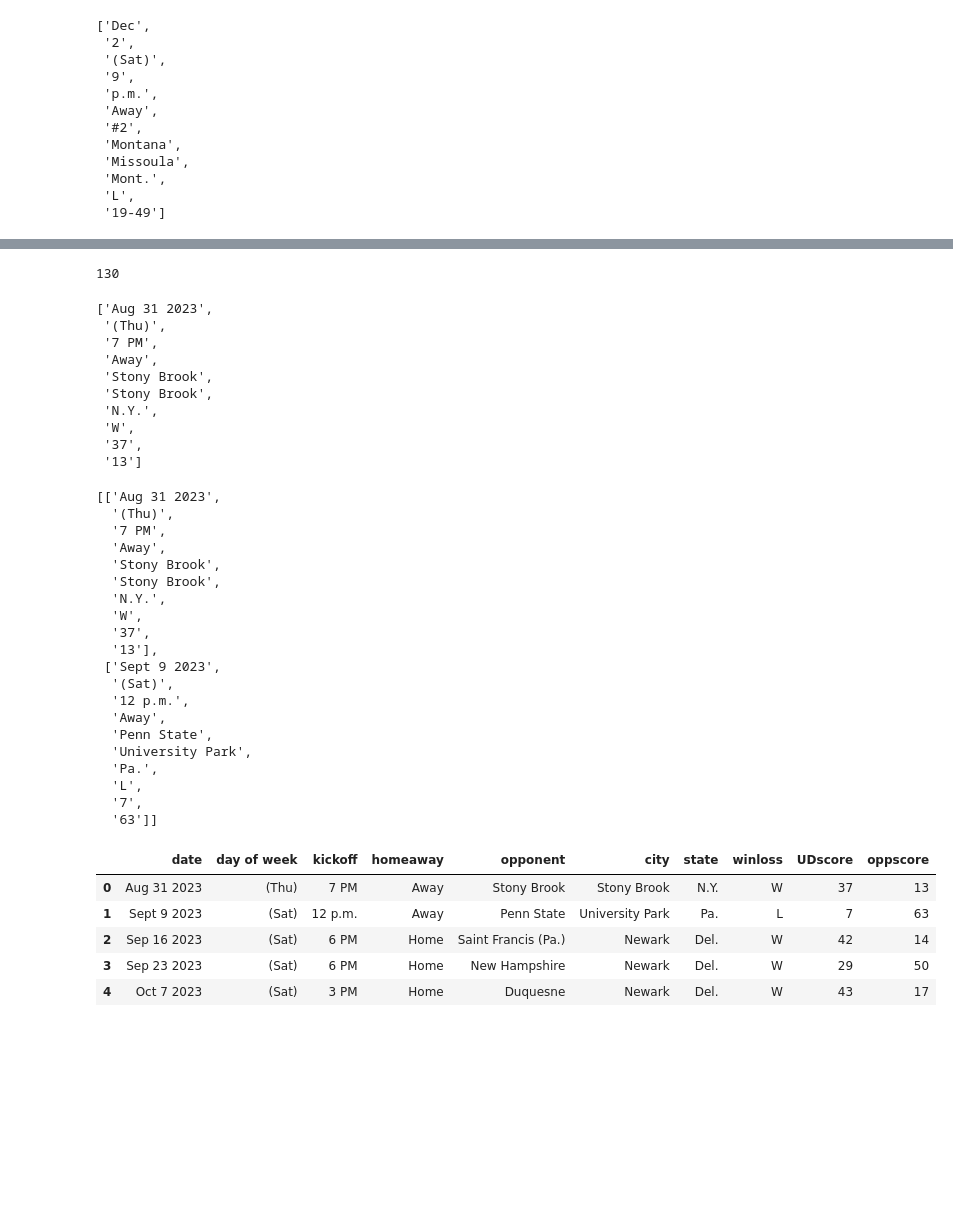
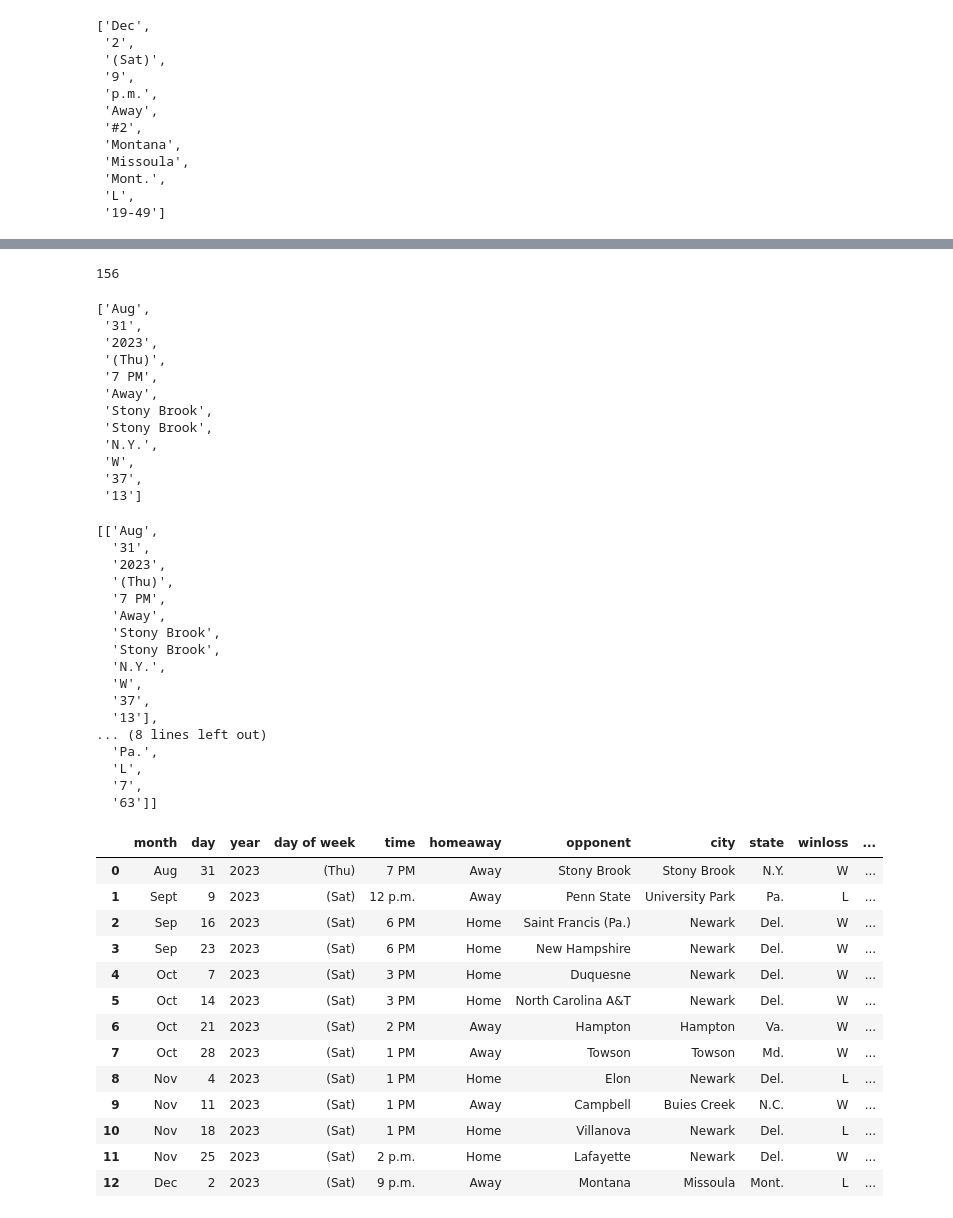
Before and after one commit to e-harrell/UD, a Jupyter notebook: season2023.ipynb, the cells around one changed output, grey strips where cells are left out. Saved outputs shown, nothing was run; the diff lists cells and outputs as text; code cells hidden in the pictures; blank space fills up the shorter version.

Commit message:
cleaned up month column

```diff
--- a/season2023.ipynb
+++ b/season2023.ipynb
@@ -1031,9 +1051,9 @@ villanova
 # %%
 #clean up Villanova list
 del villanova[-4:-2]
-villanova[:2] = [' '.join(villanova[:2]) + ' 2023']
-villanova[2:4] = [' '.join(villanova[2:4])]
-villanova[8:] = villanova[-1].split('-')
+villanova.insert(2, '2023')
+villanova[4:6] = [' '.join(villanova[4:6])]
+villanova[-1:] = villanova[-1].split('-')
 len(villanova)
 villanova
 # %% [output]
@@ -1055,11 +1077,11 @@ lafayette
 ['Nov', '25', '(Sat)', '2', 'p.m.', 'Home', 'Lafayette', 'TBD', 'W', '36-34']
 # %%
 #clean up Lafayette list
-lafayette[:2] = [' '.join(lafayette[:2]) + ' 2023']
-lafayette[2:4] = [' '.join(lafayette[2:4])]
-lafayette[5] = 'Newark'
-lafayette.insert(6, 'Del.')
-lafayette[8:] = lafayette[-1].split('-')
+lafayette.insert(2, '2023')
+lafayette[4:6] = [' '.join(lafayette[4:6])]
+lafayette[7] = 'Newark'
+lafayette.insert(8, 'Del.')
+lafayette[-1:] = lafayette[-1].split('-')
 len(lafayette)
 lafayette
 # %% [output]
@@ -1092,10 +1116,10 @@ montana
  '19-49']
 # %%
 #clean up Montana list
-montana[:2] = [' '.join(montana[:2]) + ' 2023']
-montana[2:4] = [' '.join(montana[2:4])]
-del montana[4]
-montana[8:] = montana[8].split('-')
+del montana[6]
+montana.insert(2,'2023')
+montana[4:6] = [' '.join(montana[4:6])]
+montana[-1:] = montana[-1].split('-')
 len(montana)
 montana
 # %% [output]
@@ -1143,10 +1169,12 @@ len(montana)
 #create single list of all cleaned lists
 fulldata = stonybrook + pennstate + saintfrancis + newhampshire + duquesne + ncat + hampton + towson + elon + campbell + villanova + lafayette + montana
 len(fulldata)
-fulldata[:10]
+fulldata[:12]
 # %% [output]
-130
+156
-['Aug 31 2023',
+['Aug',
+ '31',
+ '2023',
  '(Thu)',
  '7 PM',
  'Away',
@@ -1158,10 +1186,12 @@ fulldata[:10]
  '13']
 # %%
 #create list of lists with each game list being an element in the list
-list_of_lists = [fulldata[i:i+10] for i in range (0,len(fulldata),10)]
+list_of_lists = [fulldata[i:i+12] for i in range (0,len(fulldata),12)]
 list_of_lists[:2]
 # %% [output]
-[['Aug 31 2023',
+[['Aug',
+  '31',
+  '2023',
   '(Thu)',
   '7 PM',
   'Away',
@@ -1171,12 +1201,7 @@ list_of_lists[:2]
   'W',
   '37',
   '13'],
- ['Sept 9 2023',
-  '(Sat)',
-  '12 p.m.',
-  'Away',
-  'Penn State',
-  'University Park',
+... (8 lines left out)
   'Pa.',
   'L',
   '7',
@@ -1184,16 +1209,24 @@ list_of_lists[:2]
 # %%
 #create data frame
 #use lists of lists as data and create column names
-df = pd.DataFrame(list_of_lists, columns=['date', 'day of week', 'kickoff', 'homeaway',
+df = pd.DataFrame(list_of_lists, columns=['month', 'day','year', 'day of week', 'time', 'homeaway',
                                           'opponent', 'city', 'state', 'winloss', 'UDscore', 'oppscore'])
-df.head()
+df
 # %% [output]
-|  | date | day of week | kickoff | homeaway | opponent | city | state | winloss | UDscore | oppscore |
-| 0 | Aug 31 2023 | (Thu) | 7 PM | Away | Stony Brook | Stony Brook | N.Y. | W | 37 | 13 |
-| 1 | Sept 9 2023 | (Sat) | 12 p.m. | Away | Penn State | University Park | Pa. | L | 7 | 63 |
-| 2 | Sep 16 2023 | (Sat) | 6 PM | Home | Saint Francis (Pa.) | Newark | Del. | W | 42 | 14 |
-| 3 | Sep 23 2023 | (Sat) | 6 PM | Home | New Hampshire | Newark | Del. | W | 29 | 50 |
-| 4 | Oct 7 2023 | (Sat) | 3 PM | Home | Duquesne | Newark | Del. | W | 43 | 17 |
+|  | month | day | year | day of week | time | homeaway | opponent | city | state | winloss | ... |
+| 0 | Aug | 31 | 2023 | (Thu) | 7 PM | Away | Stony Brook | Stony Brook | N.Y. | W | ... |
+| 1 | Sept | 9 | 2023 | (Sat) | 12 p.m. | Away | Penn State | University Park | Pa. | L | ... |
+| 2 | Sep | 16 | 2023 | (Sat) | 6 PM | Home | Saint Francis (Pa.) | Newark | Del. | W | ... |
+| 3 | Sep | 23 | 2023 | (Sat) | 6 PM | Home | New Hampshire | Newark | Del. | W | ... |
+| 4 | Oct | 7 | 2023 | (Sat) | 3 PM | Home | Duquesne | Newark | Del. | W | ... |
+| 5 | Oct | 14 | 2023 | (Sat) | 3 PM | Home | North Carolina A&T | Newark | Del. | W | ... |
+| 6 | Oct | 21 | 2023 | (Sat) | 2 PM | Away | Hampton | Hampton | Va. | W | ... |
+| 7 | Oct | 28 | 2023 | (Sat) | 1 PM | Away | Towson | Towson | Md. | W | ... |
+| 8 | Nov | 4 | 2023 | (Sat) | 1 PM | Home | Elon | Newark | Del. | L | ... |
+| 9 | Nov | 11 | 2023 | (Sat) | 1 PM | Away | Campbell | Buies Creek | N.C. | W | ... |
+| 10 | Nov | 18 | 2023 | (Sat) | 1 PM | Home | Villanova | Newark | Del. | L | ... |
+| 11 | Nov | 25 | 2023 | (Sat) | 2 p.m. | Home | Lafayette | Newark | Del. | W | ... |
+| 12 | Dec | 2 | 2023 | (Sat) | 9 p.m. | Away | Montana | Missoula | Mont. | L | ... |
 # %%
 #get data types for each column
 df.info()
```
Also changed, not shown: parts of 22 cells of this notebook.
